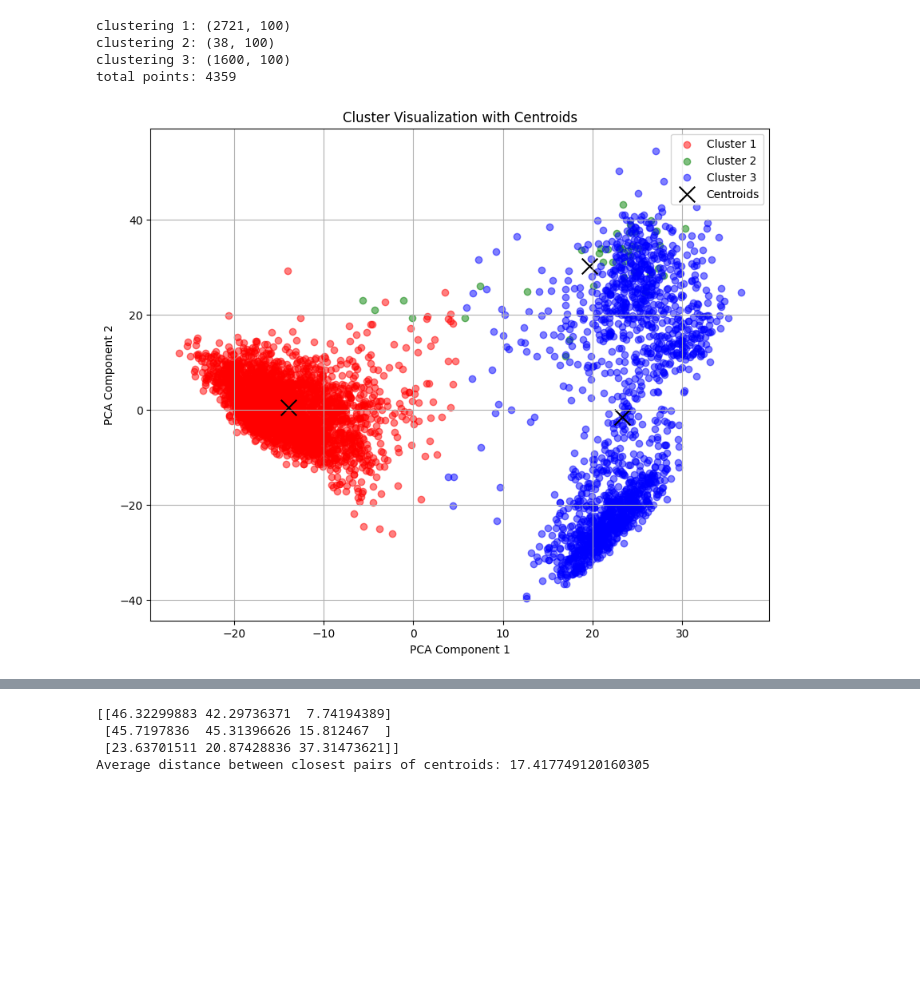
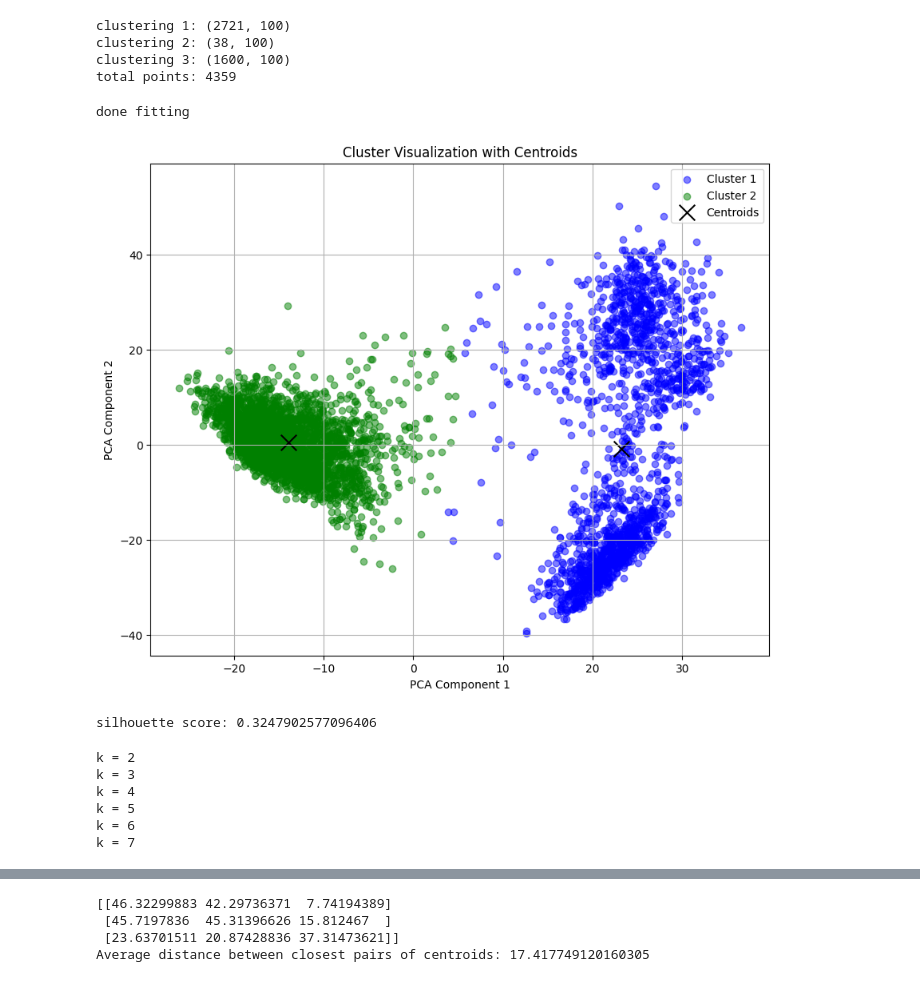
Before and after one commit to koiralashlok/KMeans-from-scratch, a Jupyter notebook: src/buh.ipynb, the cells around one changed output, grey strips where cells are left out. Cells and saved outputs as stored; diff of their text form; code cells hidden in the pictures; blank space fills up the shorter version.

```diff
--- a/src/buh.ipynb
+++ b/src/buh.ipynb
@@ -81,8 +83,10 @@ from kmeans import KMeans
 # Loading processed data
 loaded_data = pd.read_pickle('processed_data.pkl').to_numpy()
 
-knn = KMeans(3, 'kmeans++', 300)
+knn = KMeans(2, 'random', 300)
 learnt_clustering, learnt_centroids = knn.fit(loaded_data)
+
+print('done fitting')
 
 import numpy as np
 import matplotlib.pyplot as plt
@@ -90,32 +94,61 @@ from sklearn.decomposition import PCA
 
 # Example data
 clstrs = learnt_clustering  # Replace with your data
 cntrds = learnt_centroids  # Replace with your centroids
 
 # Combine clusters into a single array for PCA
 all_points = np.vstack(clstrs)
 
 # Perform PCA to reduce to 2D
 pca = PCA(n_components=2)
 reduced_points = pca.fit_transform(all_points)
 
 # Plotting
 plt.figure(figsize=(10, 8))
 
-colors = ['r', 'g', 'b']
+colors = ['b','g','r','c','m','y','k']
 for i, cluster in enumerate(clstrs):
     cluster_reduced = pca.transform(cluster)  # Transform the cluster to 2D
     plt.scatter(cluster_reduced[:, 0], cluster_reduced[:, 1], color=colors[i], label=f'Cluster {i + 1}', alpha=0.5)
 
 # Plot centroids
 centroid_reduced = pca.transform(np.vstack(cntrds))
 plt.scatter(centroid_reduced[:, 0], centroid_reduced[:, 1], color='k', marker='x', s=200, label='Centroids')
 
 plt.title('Cluster Visualization with Centroids')
 plt.xlabel('PCA Component 1')
 plt.ylabel('PCA Component 2')
 plt.legend()
 plt.grid()
 plt.show()
+
+print(f'silhouette score: {knn.silhouette(learnt_clustering, loaded_data)}')
 # %% [output]
+done fitting
-[figure, old version]
+[figure, new version]
+silhouette score: 0.3247902577096406
+# %%
+# Assignment Q2
+import pandas as pd
+import numpy as np
+from kmeans import KMeans
+
+X = pd.read_pickle('processed_data.pkl').to_numpy()
+
+rand_silh_scores = np.zeros(9)
+
+for i in range(2, 10):
+    print(f'k = {i}')
+    for j in range(0, 20):
+        rand_kmeans = KMeans(i, 'random')
+        rand_learnt_clustering, _, _ = rand_kmeans.fit(X)
+        rand_silh_scores[i-2] = rand_kmeans.silhouette(rand_learnt_clustering, X)
+
+print(rand_silh_scores)
+# %% [output]
+k = 2
+k = 3
+k = 4
+k = 5
+k = 6
+k = 7
```
Also changed, not shown: parts of 5 cells of this notebook, 2 other files.
